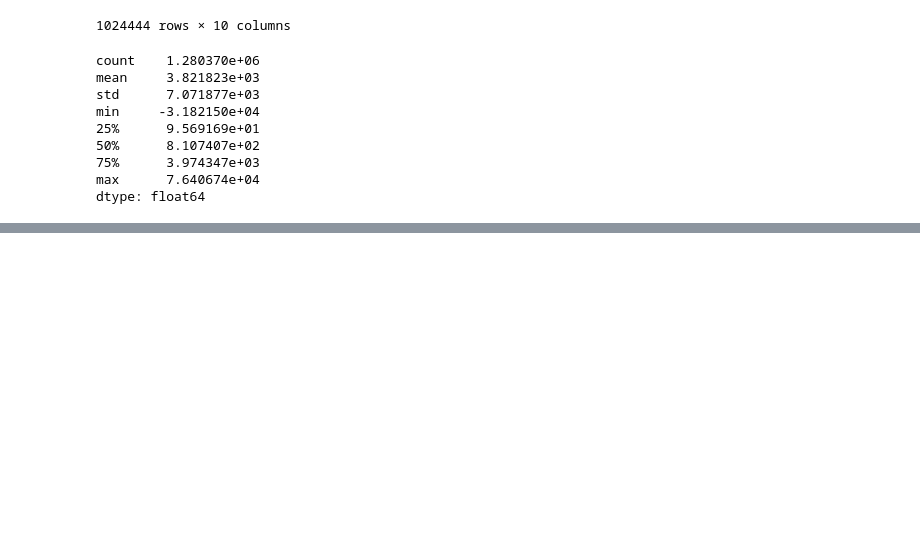
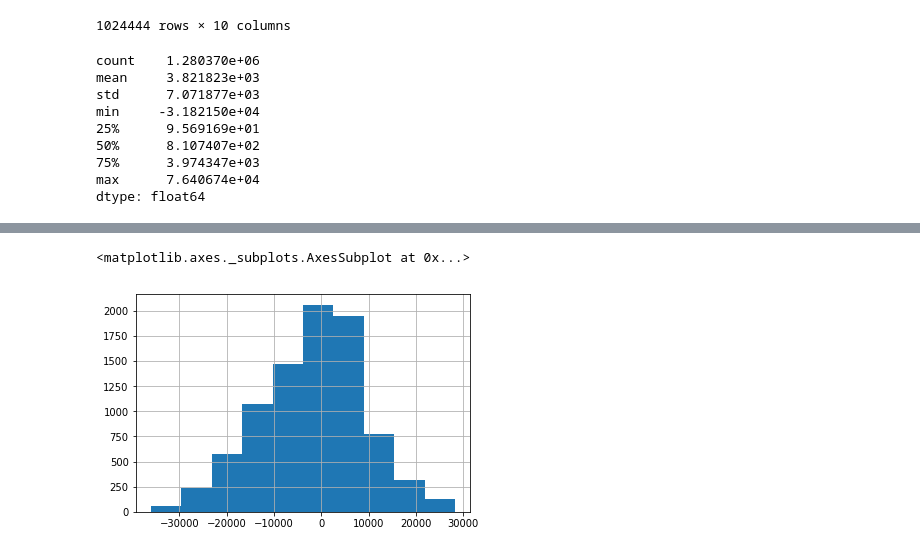
Before and after one commit to ktzioumis/Lending-Club, a Jupyter notebook: Lending-Club.ipynb, the cells around one changed output, grey strips where cells are left out. Cells and saved outputs as stored; diff of their text form; code cells hidden in the pictures; blank space fills up the shorter version.

```diff
--- a/Lending-Club.ipynb
+++ b/Lending-Club.ipynb
@@ -938,0 +1036,5 @@ dtype: float64
+# %%
+(df_complete.loc[df_complete['grade']=='G']['total_pymnt']-df_complete.loc[df_complete['grade']=='G']['loan_amnt']).hist()
+# %% [output]
+<matplotlib.axes._subplots.AxesSubplot at 0x...>
+[figure, added]
```
Also changed, not shown: parts of 31 cells of this notebook, 2 other files.
